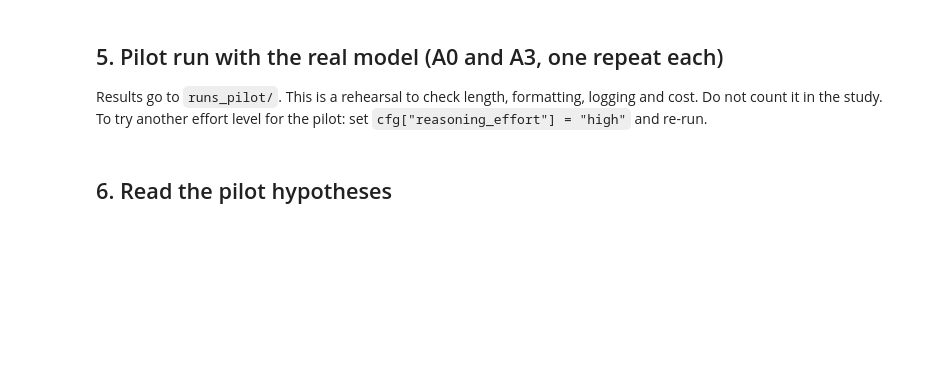
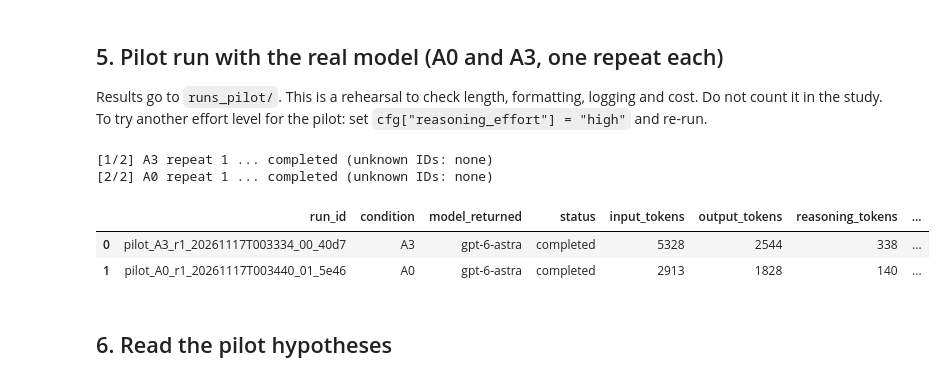
Before and after one commit to duke-trust-lab/DADA2, a Jupyter notebook: llm_runner/LLM_runner.ipynb, the cells around one changed output. Saved outputs shown, nothing was run; the diff lists cells and outputs as text; code cells hidden in the pictures; blank space fills up the shorter version.

```diff
--- a/llm_runner/LLM_runner.ipynb
+++ b/llm_runner/LLM_runner.ipynb
@@ -95,10 +95,16 @@ CTX-06. Both human and pig reference sequences are UniProt reviewed entries (hum
 Results go to `runs_pilot/`. This is a rehearsal to check length, formatting, logging and cost. Do not count it in the study.
 To try another effort level for the pilot: set `cfg["reasoning_effort"] = "high"` and re-run.
 # %%
-RUN_PILOT = False        # set True to spend API credits
+RUN_PILOT = True        # set True to spend API credits
 if RUN_PILOT:
     rows = L.run_batch(cfg, ["A0", "A3"], repeats=1, mode="pilot")
-    display(pd.DataFrame(rows)[["run_id", "condition", "model_returned", "status", "input_tokens", "output_tokens", "reasoning_tokens", "cost_usd", "unknown_ids"]])
+    display(pd.DataFrame(rows)[["run_id", "condition", "model_returned", "status", "input_tokens", "output_tokens", "reasoning_tokens", "unknown_ids"]])
+# %% [output]
+[1/2] A3 repeat 1 ... completed (unknown IDs: none)
+[2/2] A0 repeat 1 ... completed (unknown IDs: none)
+|  | run_id | condition | model_returned | status | input_tokens | output_tokens | reasoning_tokens | ... |
+| 0 | pilot_A3_r1_20261117T003334_00_40d7 | A3 | gpt-6-astra | completed | 5328 | 2544 | 338 | ... |
+| 1 | pilot_A0_r1_20261117T003440_01_5e46 | A0 | gpt-6-astra | completed | 2913 | 1828 | 140 | ... |
 # %% [markdown]
 ## 6. Read the pilot hypotheses
 # %%
```
Also changed, not shown: parts of 7 cells of this notebook, 58 other files.
